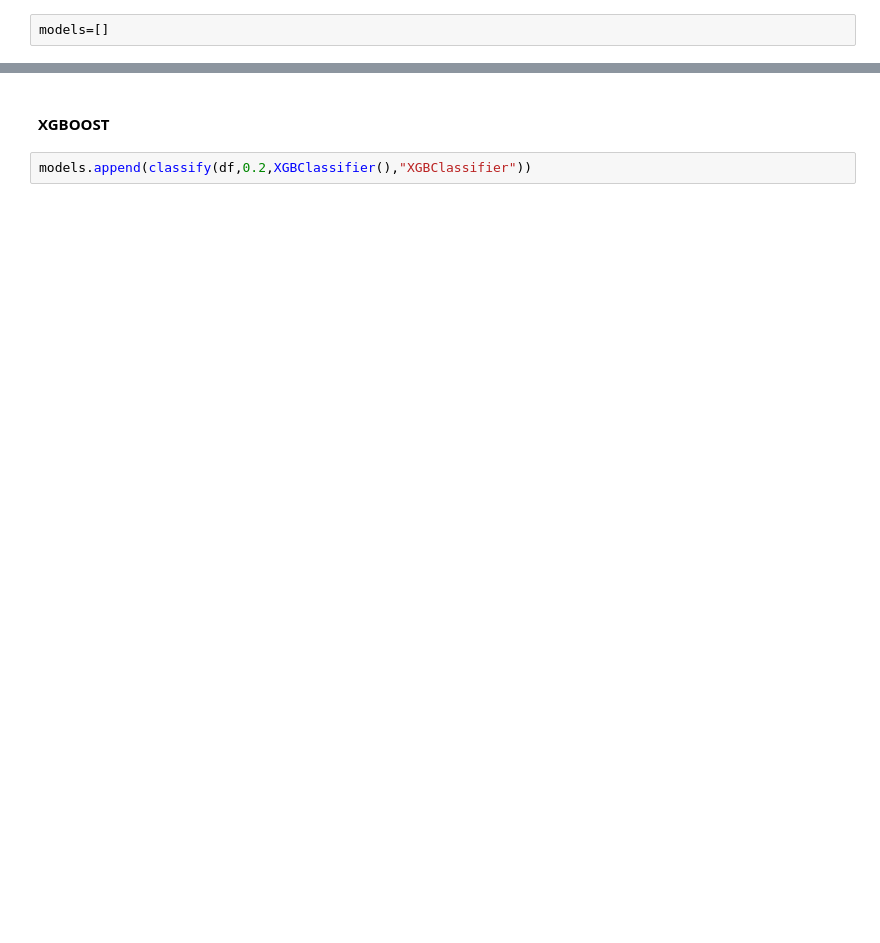
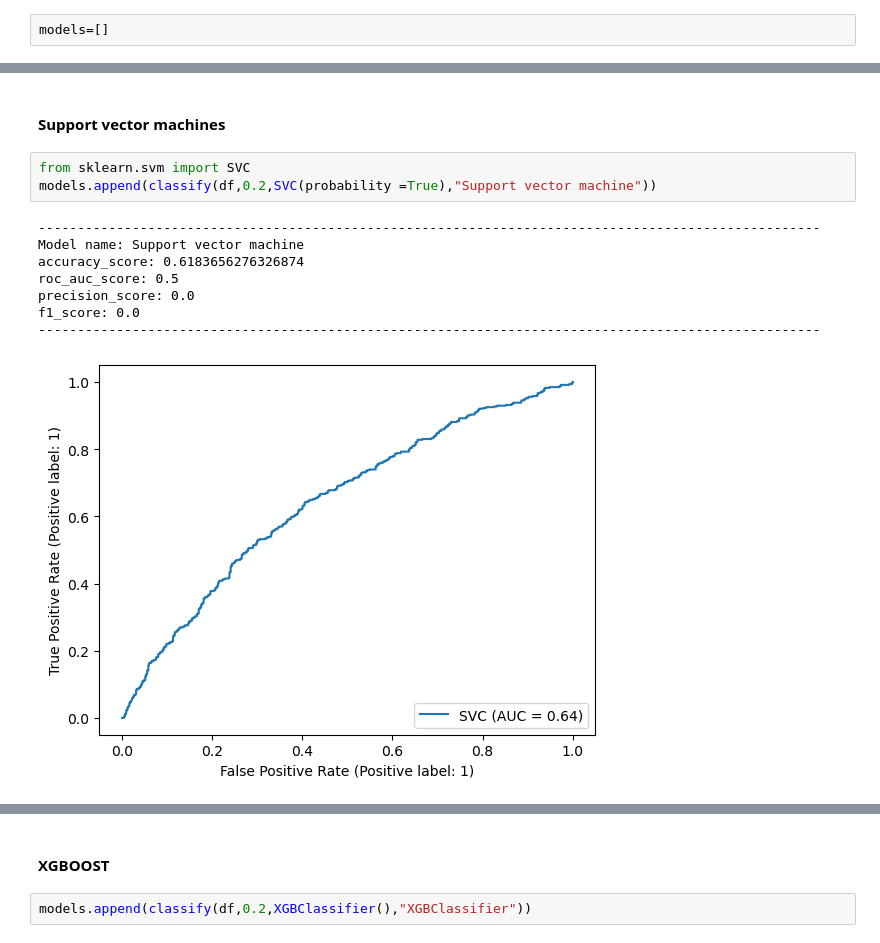
Before and after one commit to ariel-zilber/chess_improments_patterns, a Jupyter notebook: notebooks/features-classifier-fics.ipynb, the cells around one changed output, grey strips where cells are left out. Cells and saved outputs as stored; diff of their text form; blank space fills up the shorter version.

```diff
--- a/notebooks/features-classifier-fics.ipynb
+++ b/notebooks/features-classifier-fics.ipynb
@@ -351,0 +322,14 @@ models=[]
+# %% [markdown]
+#### Support vector machines
+# %%
+from sklearn.svm import SVC
+models.append(classify(df,0.2,SVC(probability =True),"Support vector machine"))
+# %% [output]
+----------------------------------------------------------------------------------------------------
+Model name: Support vector machine
+accuracy_score: 0.6183656276326874
+roc_auc_score: 0.5
+precision_score: 0.0
+f1_score: 0.0
+----------------------------------------------------------------------------------------------------
+[figure, added]
```
Also changed, not shown: parts of 29 cells of this notebook, 6 other files.
